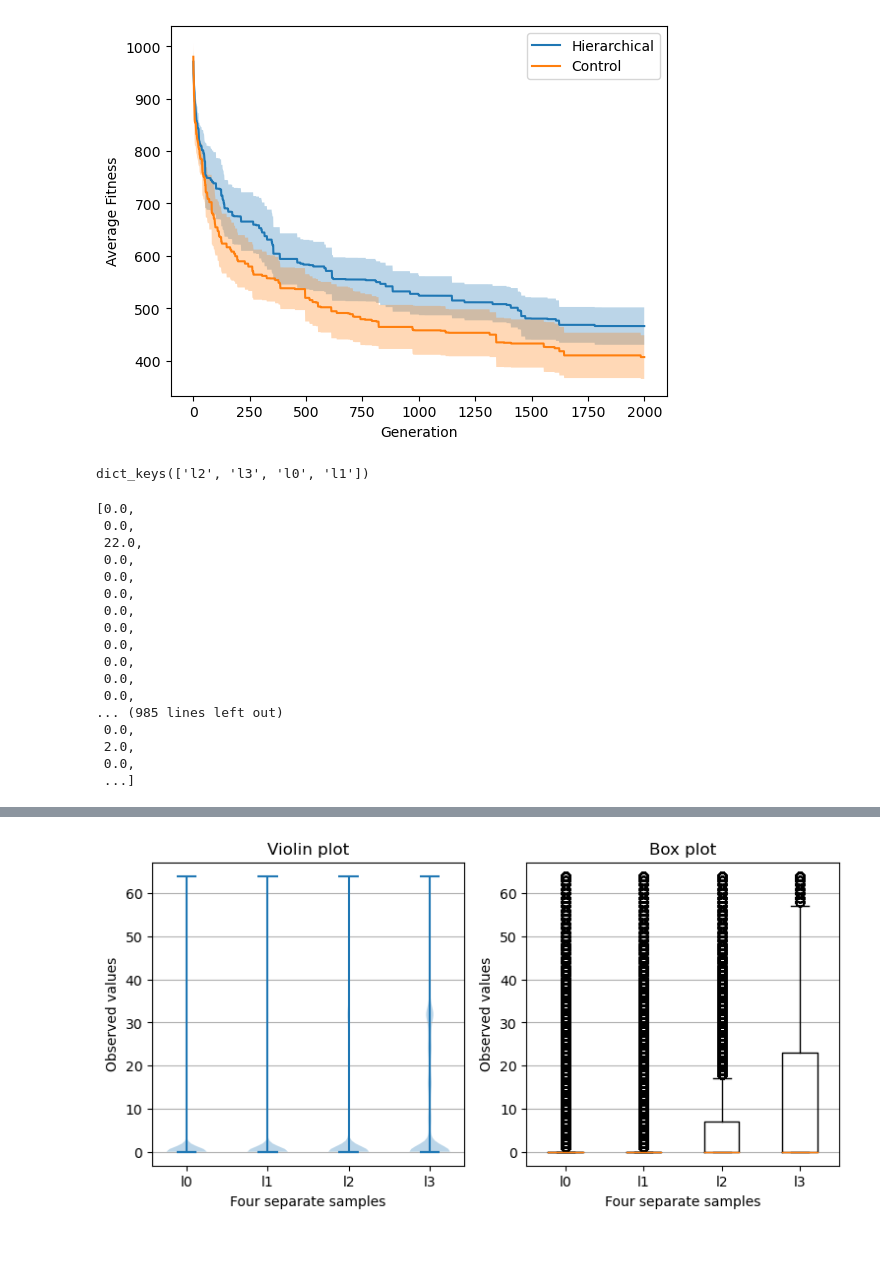
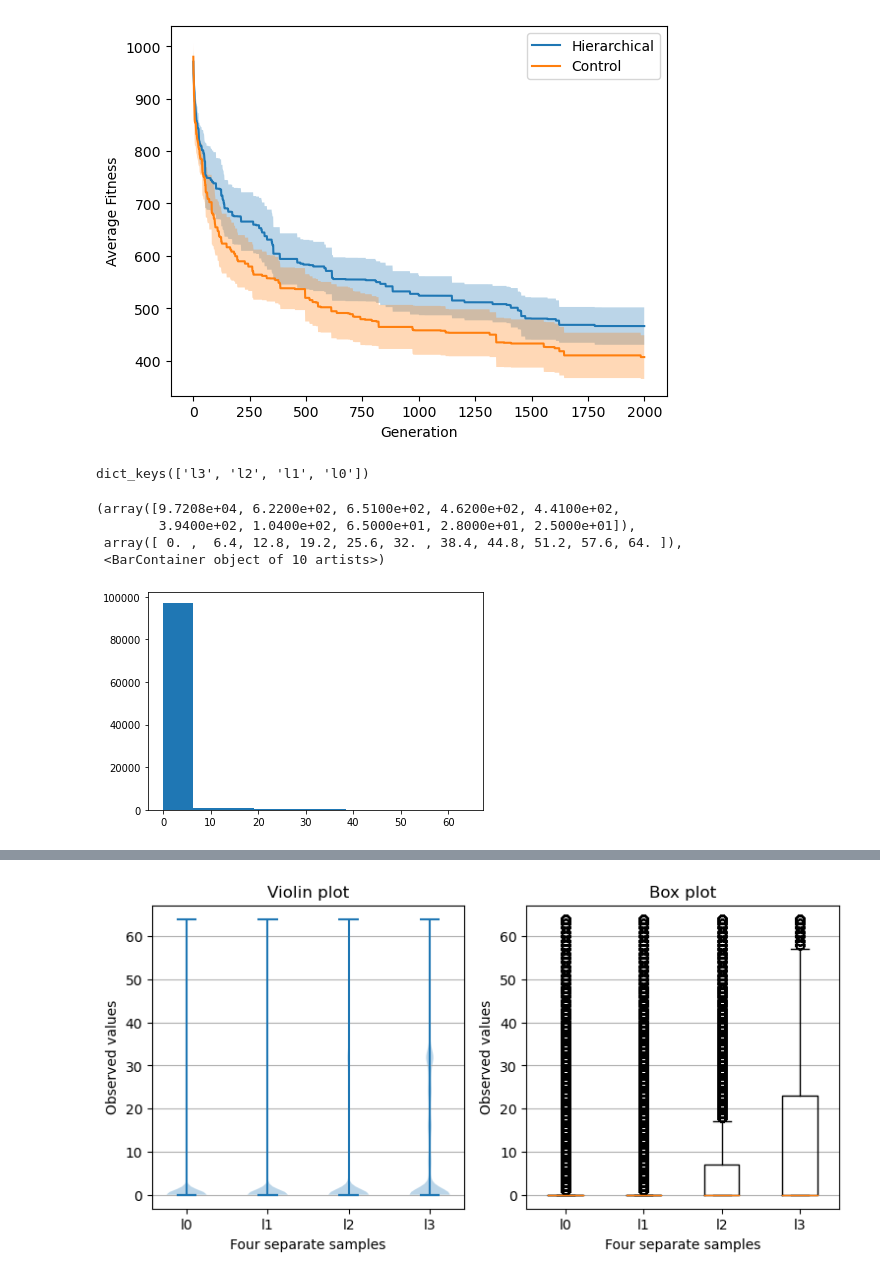
Before and after one commit to ngaylinn/mocs-final, a Jupyter notebook: parent_child_by_layer.ipynb, the cells around one changed output, grey strips where cells are left out. Drawn from its saved outputs; the diff is of its cells as text; code cells hidden in the pictures; blank space fills up the shorter version.

```diff
--- a/parent_child_by_layer.ipynb
+++ b/parent_child_by_layer.ipynb
@@ -185,30 +185,20 @@ for item in os.listdir('./experiments/parent_child_phenotypes/'):
             item = item.split('_')[2]
             layers_distances[item] = data
 # %%
-del layers_distances['same']
+# del layers_distances['same']
 layers_distances.keys()
+# data
 # %% [output]
-dict_keys(['l2', 'l3', 'l0', 'l1'])
+dict_keys(['l3', 'l2', 'l1', 'l0'])
 # %%
 layers_distances['l0']['parent_child_distance']
+plt.hist(layers_distances['l0']['parent_child_distance'])
 # %% [output]
-[0.0,
- 0.0,
- 22.0,
- 0.0,
- 0.0,
- 0.0,
- 0.0,
- 0.0,
- 0.0,
- 0.0,
- 0.0,
- 0.0,
-... (985 lines left out)
- 0.0,
- 2.0,
- 0.0,
- ...]
+(array([9.7208e+04, 6.2200e+02, 6.5100e+02, 4.6200e+02, 4.4100e+02,
+        3.9400e+02, 1.0400e+02, 6.5000e+01, 2.8000e+01, 2.5000e+01]),
+ array([ 0. ,  6.4, 12.8, 19.2, 25.6, 32. , 38.4, 44.8, 51.2, 57.6, 64. ]),
+ <BarContainer object of 10 artists>)
+[figure, added]
 # %%
 # Make box plot of the parent_child_distance for each layer in same plot
 distance_means = {layer: np.mean(layers_distances[layer]['parent_child_distance']) for layer in layers_distances}
```
Also changed, not shown: parts of 7 cells of this notebook, 4 other files.
